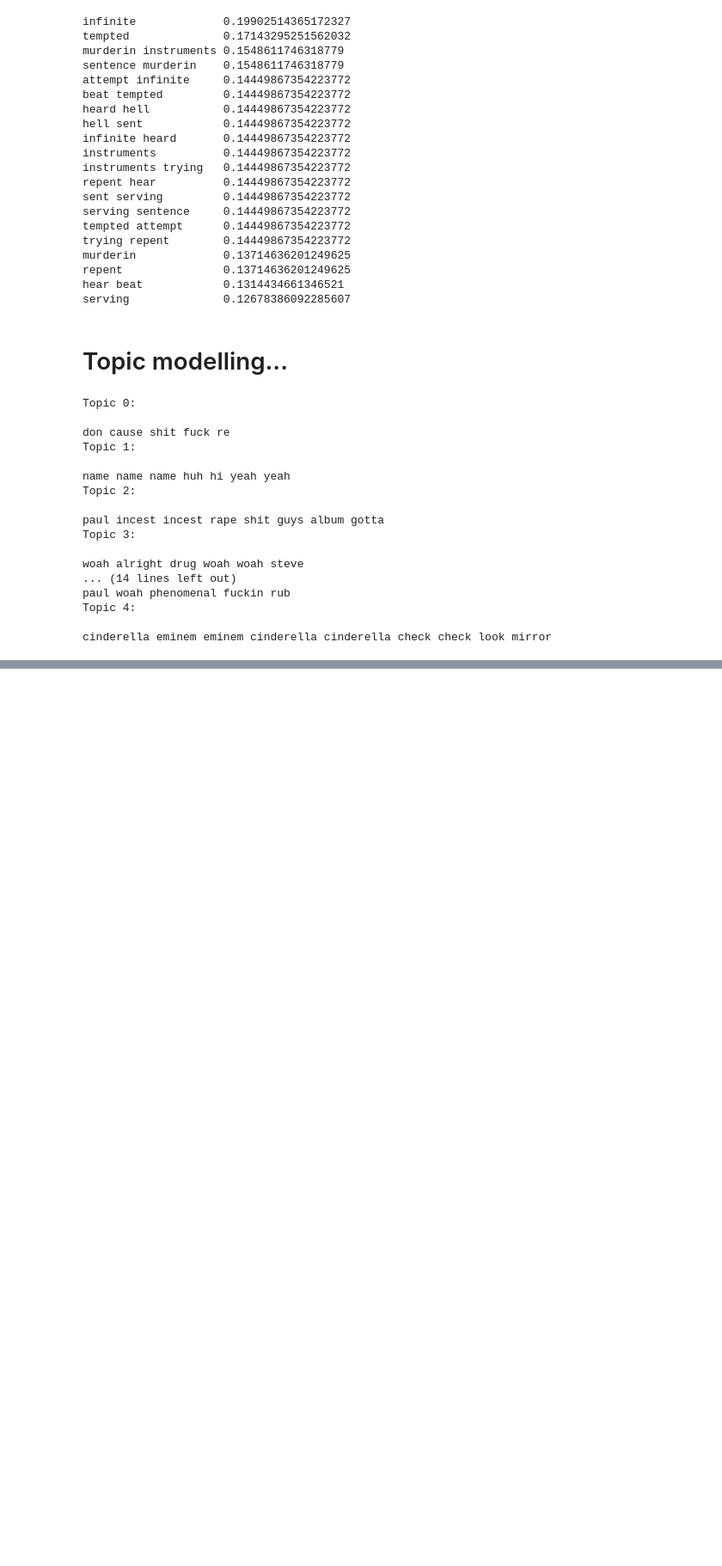
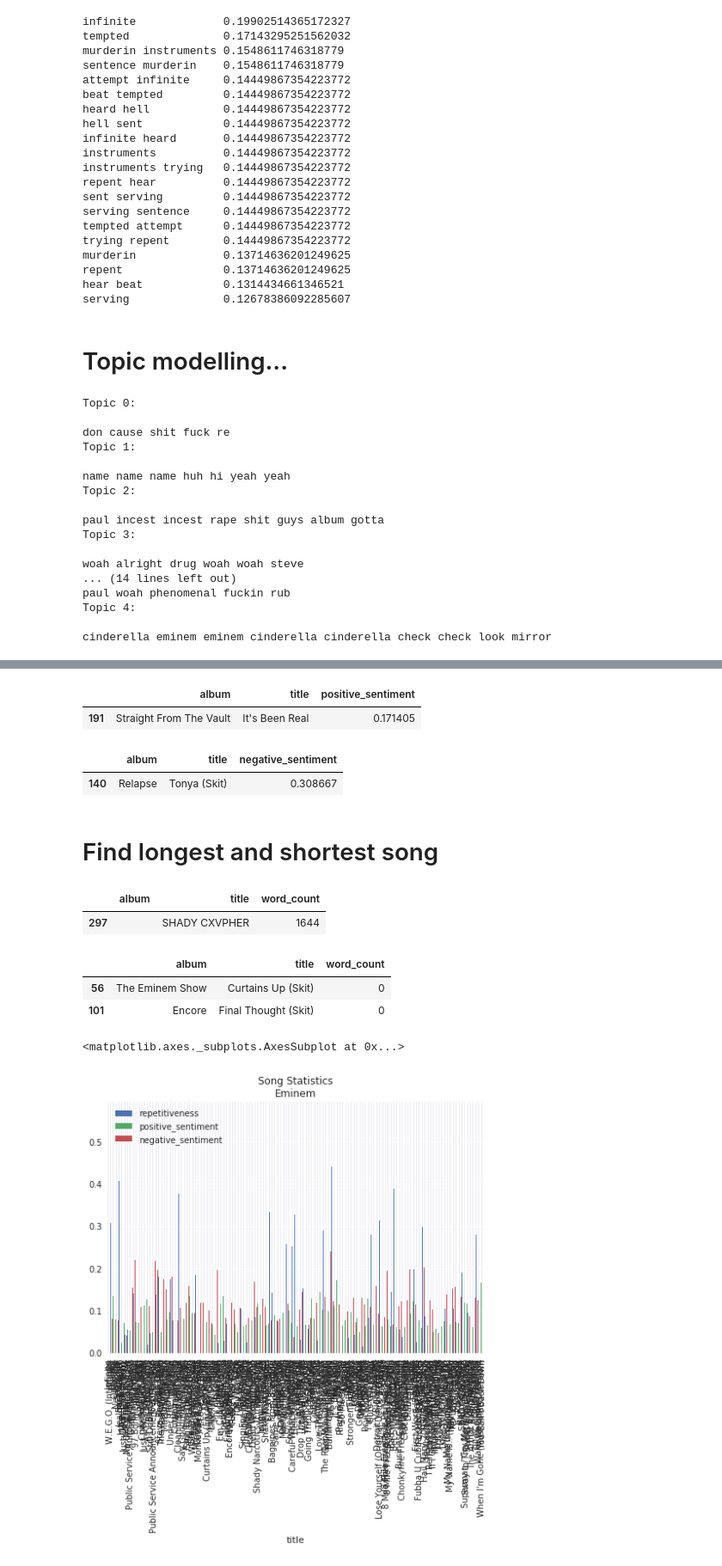
Before and after one commit to tylerwmarrs/single-artist-lyric-analysis, a Jupyter notebook: notebooks/Initial Analysis.ipynb, the cells around one changed output, grey strips where cells are left out. Shown: that part at 86% size. Cells and saved outputs as stored; diff of their text form; code cells hidden in the pictures; blank space fills up the shorter version.

```diff
--- a/notebooks/Initial Analysis.ipynb
+++ b/notebooks/Initial Analysis.ipynb
@@ -353,0 +343,28 @@ dtype: float64
+# %%
+songs_df[['album', 'title', 'positive_sentiment']].nlargest(1, 'positive_sentiment')
+# %% [output]
+|  | album | title | positive_sentiment |
+| 191 | Straight From The Vault | It's Been Real | 0.171405 |
+# %%
+songs_df[['album', 'title', 'negative_sentiment']].nlargest(1, 'negative_sentiment')
+# %% [output]
+|  | album | title | negative_sentiment |
+| 140 | Relapse | Tonya (Skit) | 0.308667 |
+# %% [markdown]
+# Find longest and shortest song
+# %%
+songs_df[['album', 'title', 'word_count']].nlargest(1, 'word_count')
+# %% [output]
+|  | album | title | word_count |
+| 297 |  | SHADY CXVPHER | 1644 |
+# %%
+songs_df[['album', 'title', 'word_count']].nsmallest(1, 'word_count')
+# %% [output]
+|  | album | title | word_count |
+| 56 | The Eminem Show | Curtains Up (Skit) | 0 |
+| 101 | Encore | Final Thought (Skit) | 0 |
+# %%
+songs_df[['title', 'repetitiveness', 'positive_sentiment', 'negative_sentiment']].plot(kind='bar', x='title', title='Song Statistics\n%s' % (artist))
+# %% [output]
+<matplotlib.axes._subplots.AxesSubplot at 0x...>
+[figure, added]
```
Also changed, not shown: parts of 23 cells of this notebook.
